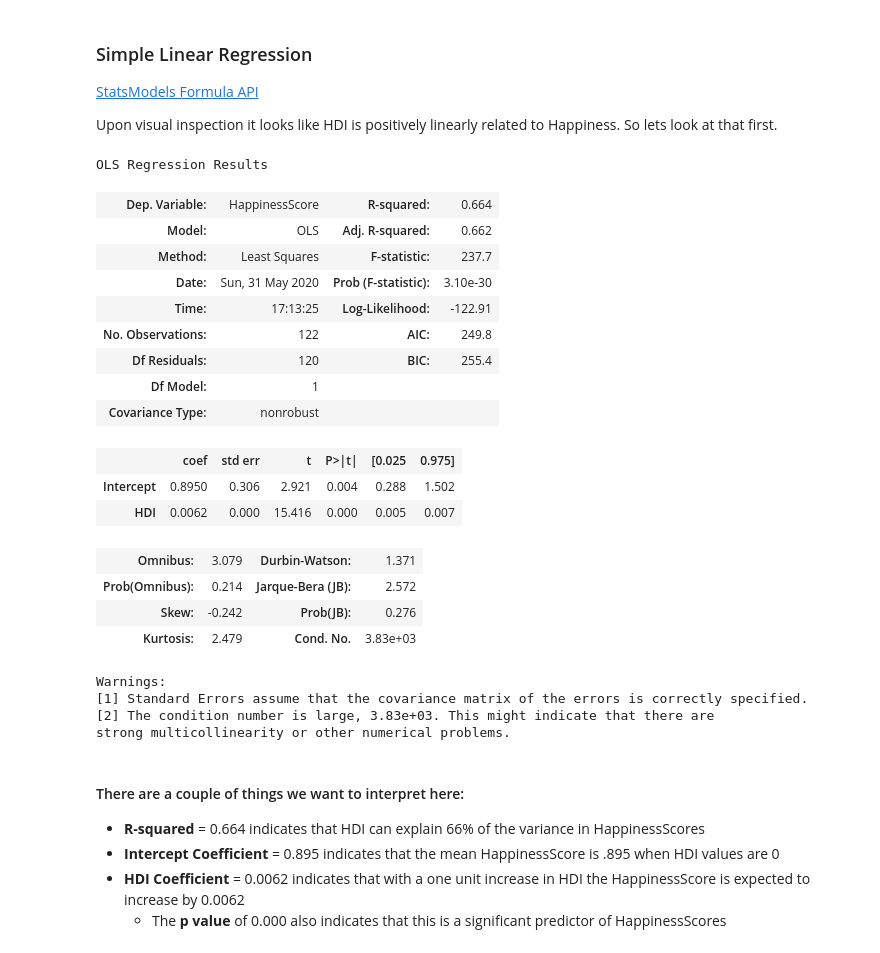
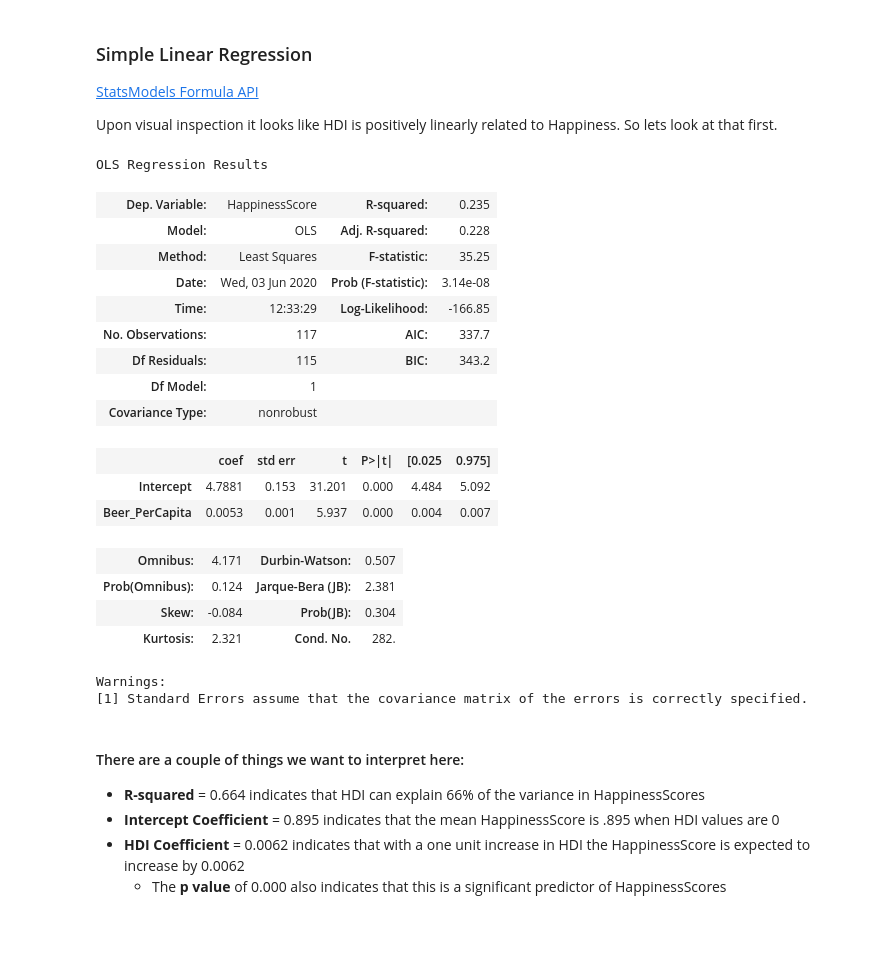
Before and after one commit to mamitch/My_work, a Jupyter notebook: Demo_lesson_Regression/Demo_Lesson_Regression.ipynb, the cells around one changed output. Drawn from its saved outputs; the diff is of its cells as text; code cells hidden in the pictures.

```diff
--- a/Demo_lesson_Regression/Demo_Lesson_Regression.ipynb
+++ b/Demo_lesson_Regression/Demo_Lesson_Regression.ipynb
@@ -99,35 +160,33 @@ Based on a little bit of data exploration what features might we expect would ha
 Upon visual inspection it looks like HDI is positively linearly related to Happiness.  So lets look at that first.
 # %%
 # first we set up our model
-model = smf.ols('HappinessScore ~ HDI', happy) #HappinessScore is our Y variable and HDI is our X
+model = smf.ols('HappinessScore ~ Beer_PerCapita', happy) #HappinessScore is our Y variable and HDI is our X
 
 #now we fit the OLS model to our data
 model = model.fit()
 
 #finally, we print out the summary table to view the results
 model.summary()
 # %% [output]
 OLS Regression Results
-| Dep. Variable: | HappinessScore | R-squared: | 0.664 |
-| Model: | OLS | Adj. R-squared: | 0.662 |
-| Method: | Least Squares | F-statistic: | 237.7 |
-| Date: | Sun, 31 May 2020 | Prob (F-statistic): | 3.10e-30 |
-| Time: | 17:13:25 | Log-Likelihood: | -122.91 |
-| No. Observations: | 122 | AIC: | 249.8 |
-| Df Residuals: | 120 | BIC: | 255.4 |
+| Dep. Variable: | HappinessScore | R-squared: | 0.235 |
+| Model: | OLS | Adj. R-squared: | 0.228 |
+| Method: | Least Squares | F-statistic: | 35.25 |
+| Date: | Wed, 03 Jun 2020 | Prob (F-statistic): | 3.14e-08 |
+| Time: | 12:33:29 | Log-Likelihood: | -166.85 |
+| No. Observations: | 117 | AIC: | 337.7 |
+| Df Residuals: | 115 | BIC: | 343.2 |
 | Df Model: | 1 |  |  |
 | Covariance Type: | nonrobust |  |  |
 |  | coef | std err | t | P>|t| | [0.025 | 0.975] |
-| Intercept | 0.8950 | 0.306 | 2.921 | 0.004 | 0.288 | 1.502 |
-| HDI | 0.0062 | 0.000 | 15.416 | 0.000 | 0.005 | 0.007 |
+| Intercept | 4.7881 | 0.153 | 31.201 | 0.000 | 4.484 | 5.092 |
+| Beer_PerCapita | 0.0053 | 0.001 | 5.937 | 0.000 | 0.004 | 0.007 |
-| Omnibus: | 3.079 | Durbin-Watson: | 1.371 |
-| Prob(Omnibus): | 0.214 | Jarque-Bera (JB): | 2.572 |
-| Skew: | -0.242 | Prob(JB): | 0.276 |
-| Kurtosis: | 2.479 | Cond. No. | 3.83e+03 |
+| Omnibus: | 4.171 | Durbin-Watson: | 0.507 |
+| Prob(Omnibus): | 0.124 | Jarque-Bera (JB): | 2.381 |
+| Skew: | -0.084 | Prob(JB): | 0.304 |
+| Kurtosis: | 2.321 | Cond. No. | 282. |
 Warnings:
 [1] Standard Errors assume that the covariance matrix of the errors is correctly specified.
-[2] The condition number is large, 3.83e+03. This might indicate that there are
-strong multicollinearity or other numerical problems.
 # %% [markdown]
 ####  There are a couple of things we want to interpret here:
 
```
Also changed, not shown: parts of 11 cells of this notebook, 1 other file.
